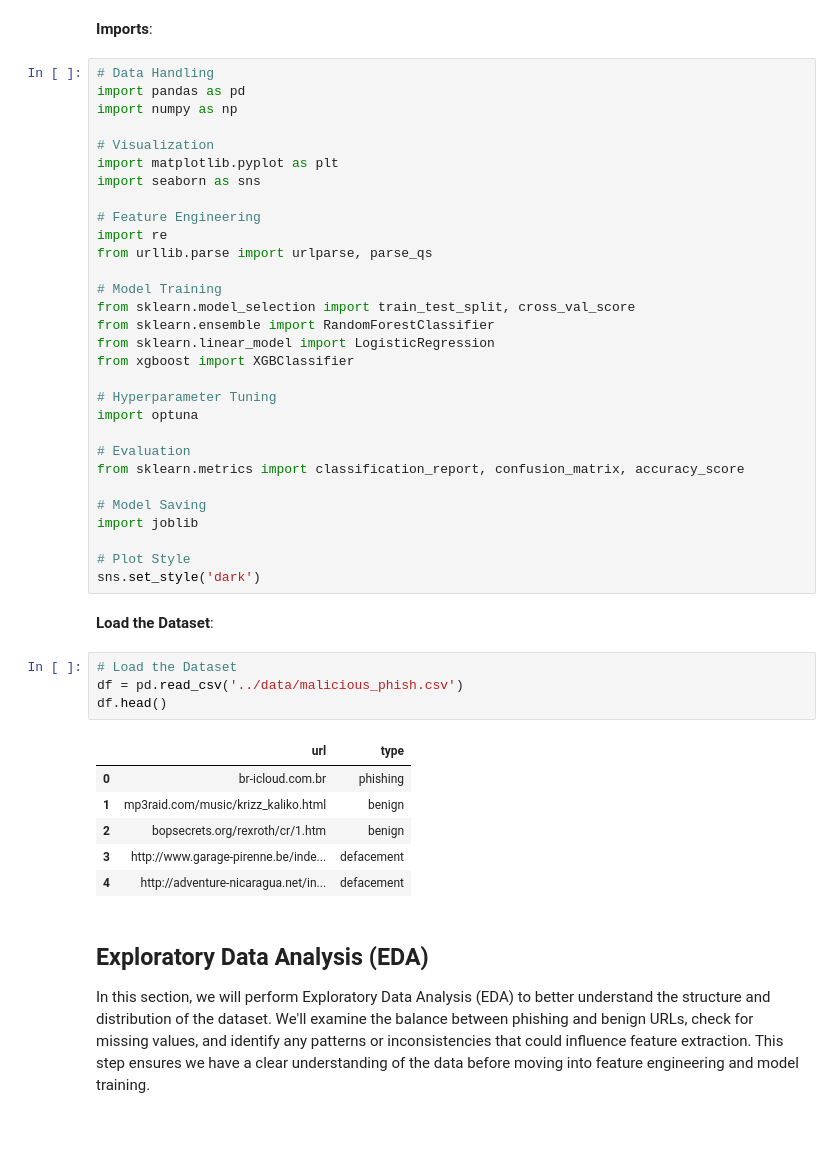
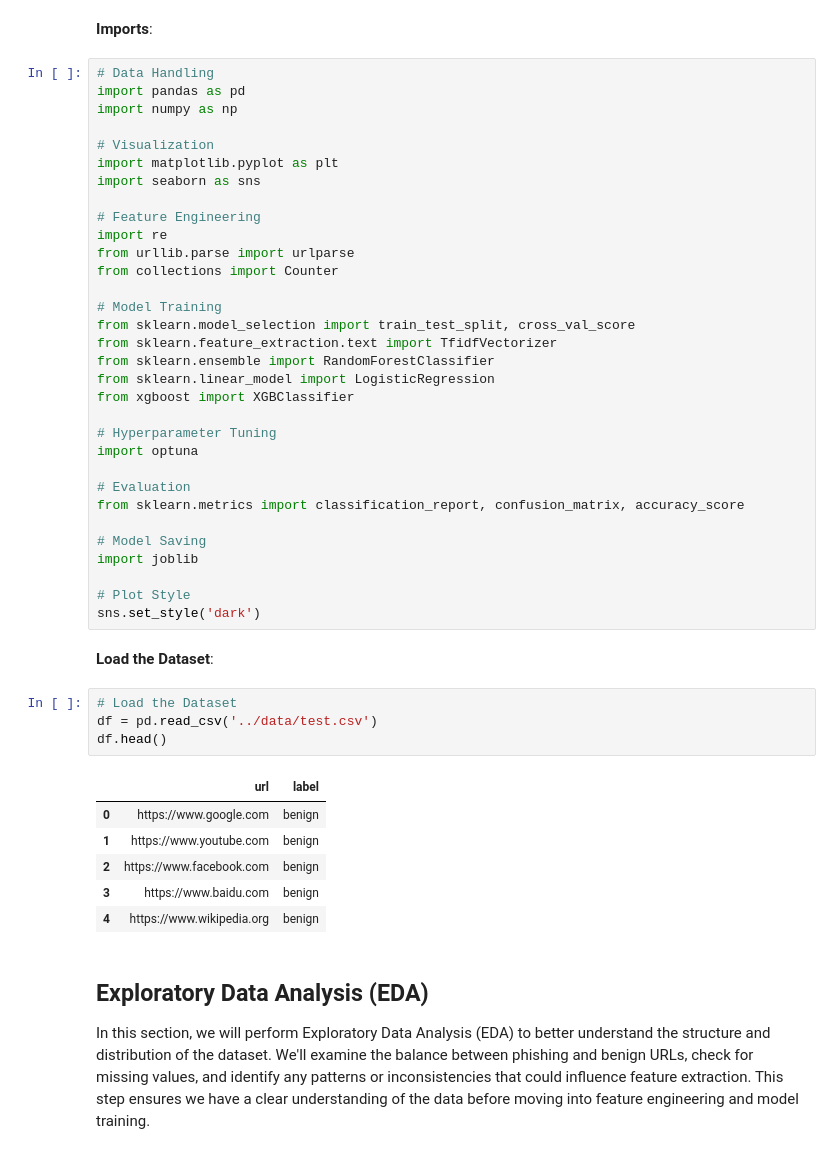
Before and after one commit to otuemre/EmailPhishingDetection, a Jupyter notebook: notebooks/02_url_training.ipynb, the cells around one changed output. Cells and saved outputs as stored; diff of their text form.

```diff
--- a/notebooks/02_url_training.ipynb
+++ b/notebooks/02_url_training.ipynb
@@ -19,10 +19,12 @@ import seaborn as sns
 
 # Feature Engineering
 import re
-from urllib.parse import urlparse, parse_qs
+from urllib.parse import urlparse
+from collections import Counter
 
 # Model Training
 from sklearn.model_selection import train_test_split, cross_val_score
+from sklearn.feature_extraction.text import TfidfVectorizer
 from sklearn.ensemble import RandomForestClassifier
 from sklearn.linear_model import LogisticRegression
 from xgboost import XGBClassifier
@@ -42,15 +44,15 @@ sns.set_style('dark')
 **Load the Dataset**:
 # %%
 # Load the Dataset
-df = pd.read_csv('../data/malicious_phish.csv')
+df = pd.read_csv('../data/test.csv')
 df.head()
 # %% [output]
-|  | url | type |
-| 0 | br-icloud.com.br | phishing |
-| 1 | mp3raid.com/music/krizz_kaliko.html | benign |
-| 2 | bopsecrets.org/rexroth/cr/1.htm | benign |
-| 3 | http://www.garage-pirenne.be/inde... | defacement |
-| 4 | http://adventure-nicaragua.net/in... | defacement |
+|  | url | label |
+| 0 | https://www.google.com | benign |
+| 1 | https://www.youtube.com | benign |
+| 2 | https://www.facebook.com | benign |
+| 3 | https://www.baidu.com | benign |
+| 4 | https://www.wikipedia.org | benign |
 # %% [markdown]
 ## Exploratory Data Analysis (EDA)
 
```
Also changed, not shown: parts of 56 cells of this notebook, 6 other files.
